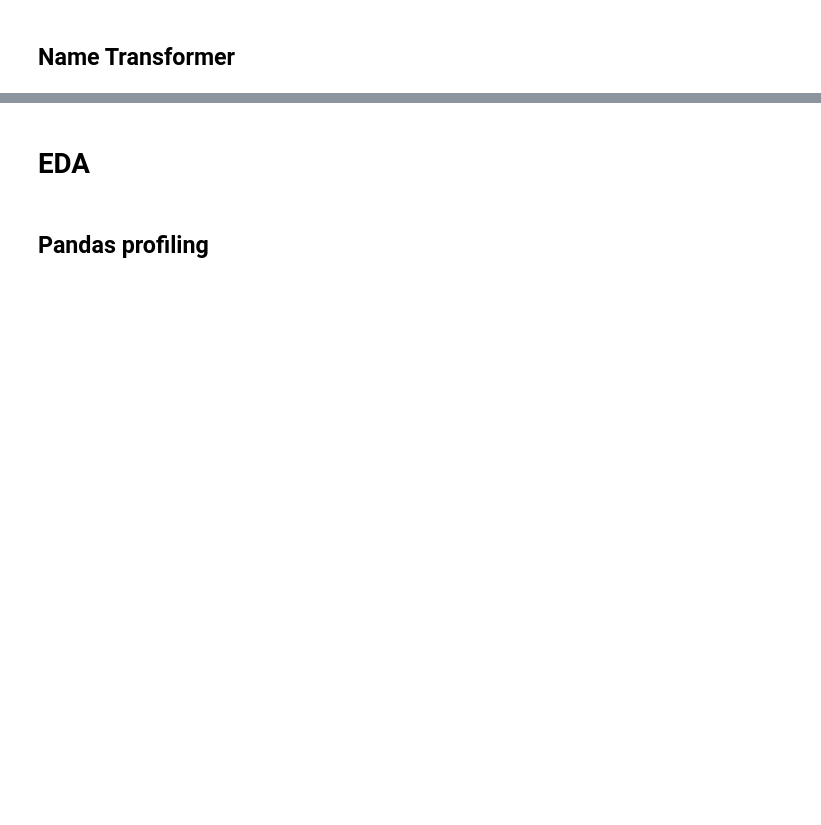
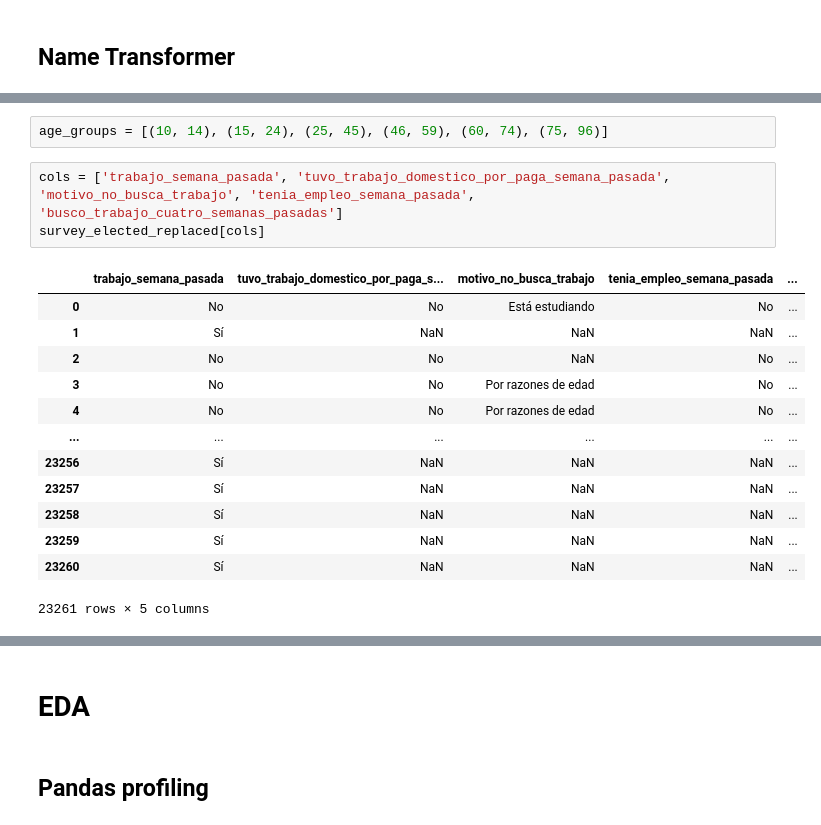
Before and after one commit to AlejandroCoronadoN/mepyd-incluia, a Jupyter notebook: notebooks/eda/eda_enhogar.ipynb, the cells around one changed output, grey strips where cells are left out. Cells and saved outputs as stored; diff of their text form; blank space fills up the shorter version.

```diff
--- a/notebooks/eda/eda_enhogar.ipynb
+++ b/notebooks/eda/eda_enhogar.ipynb
@@ -190,0 +294,20 @@ len(survey_elected_final.columns.unique())
+# %%
+age_groups = [(10, 14), (15, 24), (25, 45), (46, 59), (60, 74), (75, 96)]
+# %%
+cols = ['trabajo_semana_pasada', 'tuvo_trabajo_domestico_por_paga_semana_pasada', 'motivo_no_busca_trabajo', 'tenia_empleo_semana_pasada',
+'busco_trabajo_cuatro_semanas_pasadas']
+survey_elected_replaced[cols]
+# %% [output]
+|  | trabajo_semana_pasada | tuvo_trabajo_domestico_por_paga_s... | motivo_no_busca_trabajo | tenia_empleo_semana_pasada | ... |
+| 0 | No | No | Está estudiando | No | ... |
+| 1 | Sí | NaN | NaN | NaN | ... |
+| 2 | No | No | NaN | No | ... |
+| 3 | No | No | Por razones de edad | No | ... |
+| 4 | No | No | Por razones de edad | No | ... |
+| ... | ... | ... | ... | ... | ... |
+| 23256 | Sí | NaN | NaN | NaN | ... |
+| 23257 | Sí | NaN | NaN | NaN | ... |
+| 23258 | Sí | NaN | NaN | NaN | ... |
+| 23259 | Sí | NaN | NaN | NaN | ... |
+| 23260 | Sí | NaN | NaN | NaN | ... |
+23261 rows × 5 columns
```
Also changed, not shown: parts of 28 cells of this notebook, 2 other files.
